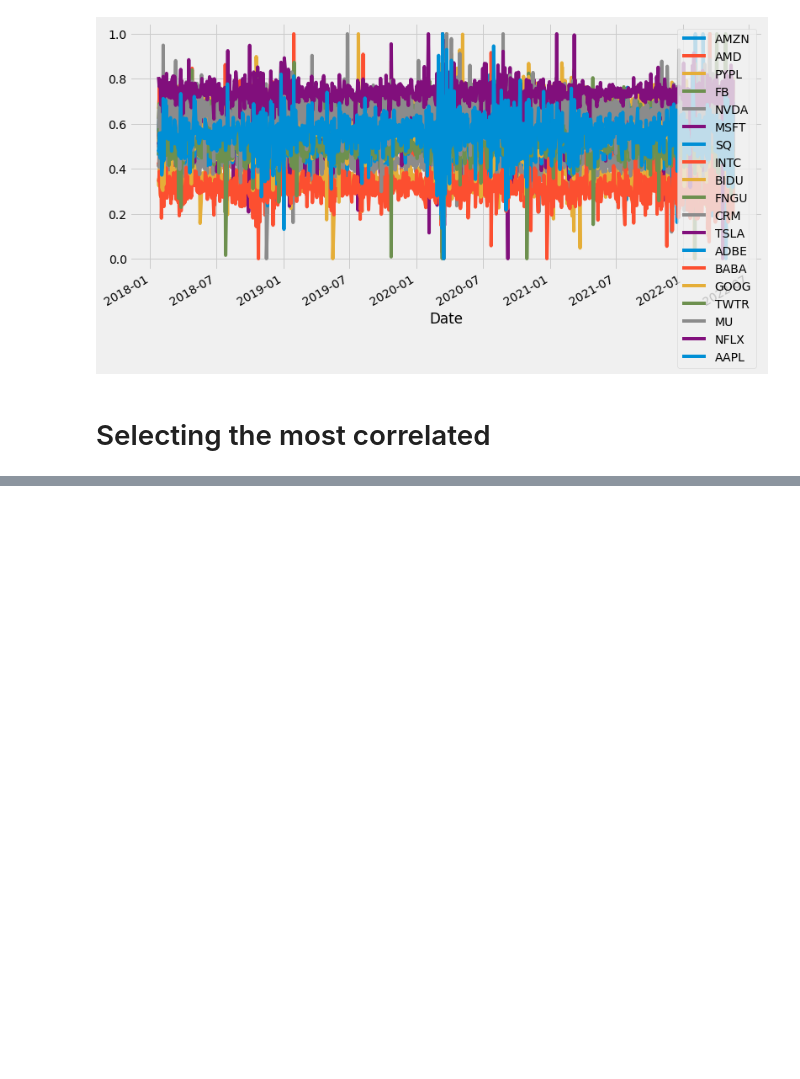
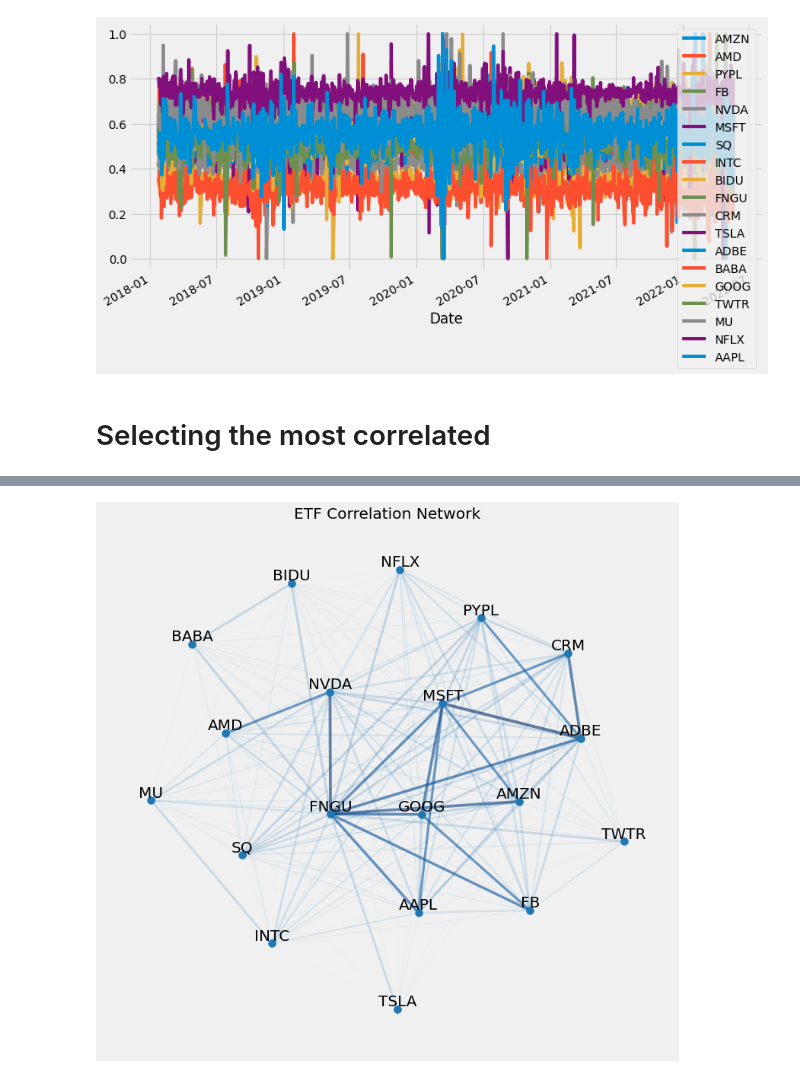
Before and after one commit to alik604/algorithmic-trading, a Jupyter notebook: ETF Correlation Network.ipynb, the cells around one changed output, grey strips where cells are left out. Cells and saved outputs as stored; diff of their text form; code cells hidden in the pictures; blank space fills up the shorter version.

```diff
--- a/ETF Correlation Network.ipynb
+++ b/ETF Correlation Network.ipynb
@@ -197,3 +218,60 @@ Text(0.5, 0.98, 'Correlation Matrix')
+# %%
+_=plt.figure(figsize=(12, 12))
+_=plt.title("ETF Correlation Network")
+
+G=nx.Graph()
+# G=graph
+
+for i in range(len(corr)):
+  for j in range(len(corr)):
+    if i!=j: # doesnt work....
+      if np.abs(corr.iloc[i,j]) > 0.25:
+        G.add_edge(keepThese[i], keepThese[j], weight=corr.iloc[i,j])
+
+# for i in G.nodes():
+#     G.remove_edge(i, i)
+
+
+
+pos=nx.spring_layout(G) # positions for all nodes
+
+# nodes
+_=nx.draw_networkx_nodes(G,pos, node_size=100)
+
+
+# Two types of egdes
+# elarge=[(u,v) for (u,v,d) in G.edges(data=True) if d['weight'] >= thresh]
+# esmall=[(u,v) for (u,v,d) in G.edges(data=True) if d['weight'] < thresh]
+# _=nx.draw_networkx_edges(G,pos,edgelist=esmall,
+#                     width=1.5,alpha=0.25,edge_color='r') # ,style='dashed'
+# _=nx.draw_networkx_edges(G,pos,edgelist=elarge,
+#                     width=3,alpha=1,edge_color='g')
+# ###############################################################################
+
+# continuous width & alpha of edges
+weights = np.array([G[u][v]['weight'] for u,v in G.edges()])
+weights_scaled = (weights - weights.min()) / (weights.max() - weights.min())
+width = np.array(weights_scaled) * 4
+
+weights_shewed = np.log(weights_scaled+1, where=weights_scaled != 0) # force a right shew
+alpha = (weights_shewed - weights_shewed.min()) / (weights_shewed.max() - weights_shewed.min())
+alpha = np.where(alpha < .35, .1, alpha)
+alpha = np.where((alpha > .35) & (alpha < .85), .2, alpha)
+alpha = np.where(alpha > .85, .6, alpha)
+# alpha
+
+_=nx.draw_networkx_edges(G,pos, alpha=alpha, width=width,
+  edge_color=weights_scaled, edge_cmap=plt.cm.Blues)
+# ###############################################################################
+
+# labels
+_=nx.draw_networkx_labels(G,pos, font_size=20, verticalalignment='bottom')
+
+_=plt.axis('off')
+# plt.savefig("weighted_graph.png") # save as png
+plt.show() # display
+# %% [output]
+[figure, added]
 # %%
 corr_mat = np.matrix(corr, dtype=None)
 
```
Also changed, not shown: parts of 10 cells of this notebook.
